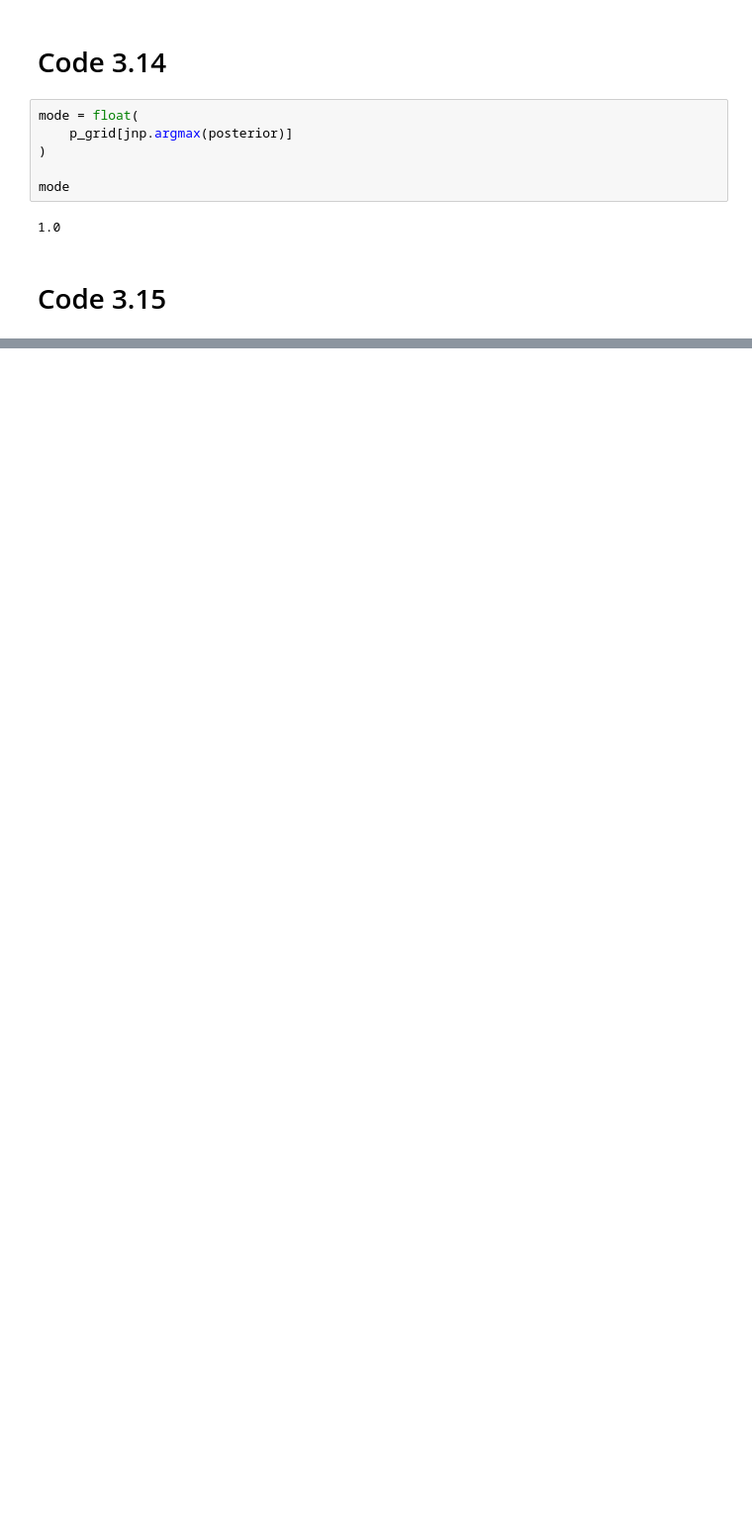
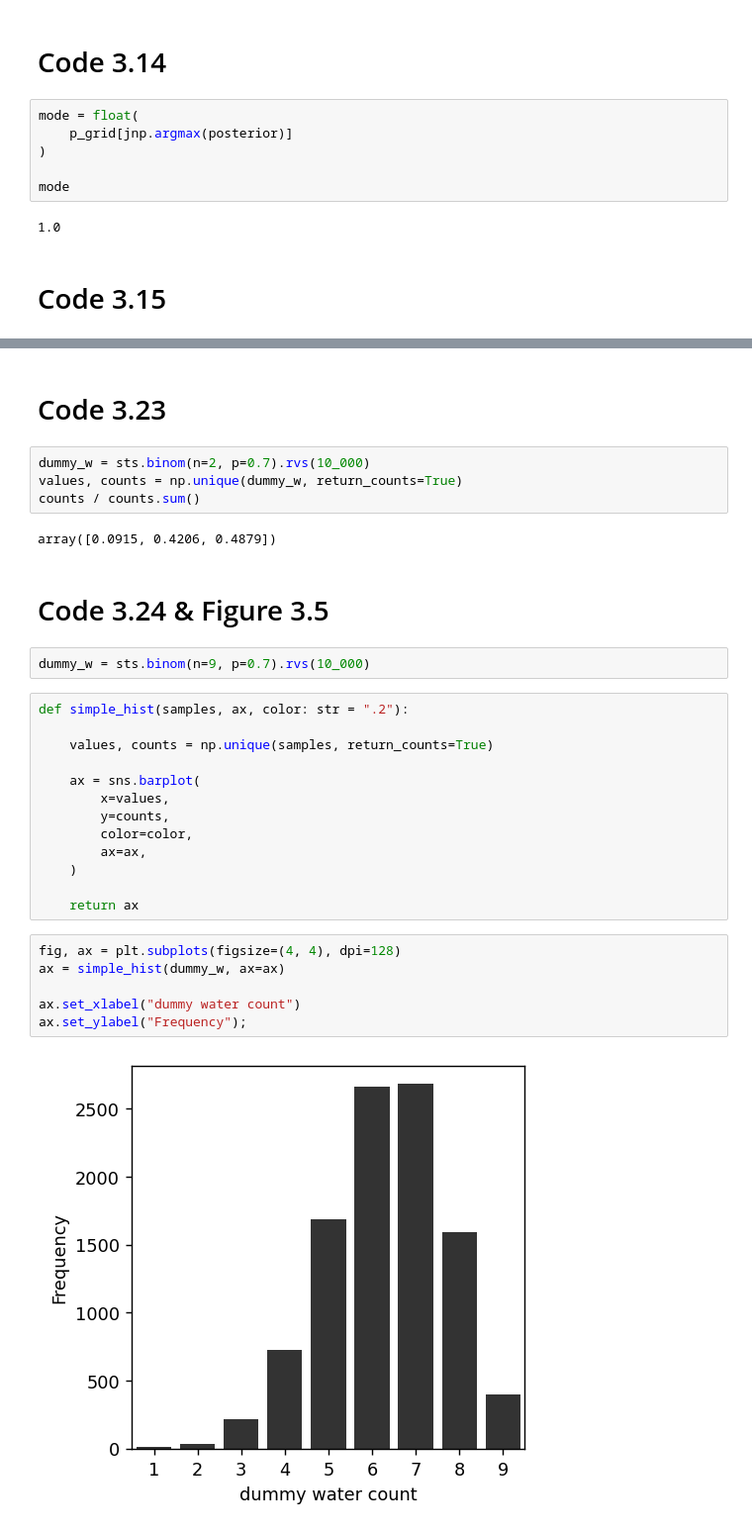
Before and after one commit to elanmart/rethinking-2, a Jupyter notebook: 03-Sampling-the-Imaginary.ipynb, the cells around one changed output, grey strips where cells are left out. Shown at 99% size. Cells and saved outputs as stored; diff of their text form; blank space fills up the shorter version.

```diff
--- a/03-Sampling-the-Imaginary.ipynb
+++ b/03-Sampling-the-Imaginary.ipynb
@@ -306,0 +371,33 @@ ax.legend(["Posterior", "Mode", "Mean", "Median"])
+# %% [markdown]
+# Code 3.23
+# %%
+dummy_w = sts.binom(n=2, p=0.7).rvs(10_000)
+values, counts = np.unique(dummy_w, return_counts=True)
+counts / counts.sum()
+# %% [output]
+array([0.0915, 0.4206, 0.4879])
+# %% [markdown]
+# Code 3.24 & Figure 3.5
+# %%
+dummy_w = sts.binom(n=9, p=0.7).rvs(10_000)
+# %%
+def simple_hist(samples, ax, color: str = ".2"):
+
+    values, counts = np.unique(samples, return_counts=True)
+
+    ax = sns.barplot(
+        x=values,
+        y=counts,
+        color=color,
+        ax=ax,
+    )
+
+    return ax
+# %%
+fig, ax = plt.subplots(figsize=(4, 4), dpi=128)
+ax = simple_hist(dummy_w, ax=ax)
+
+ax.set_xlabel("dummy water count")
+ax.set_ylabel("Frequency");
+# %% [output]
+[figure, added]
```
Also changed, not shown: parts of 53 cells of this notebook, 2 other files.
